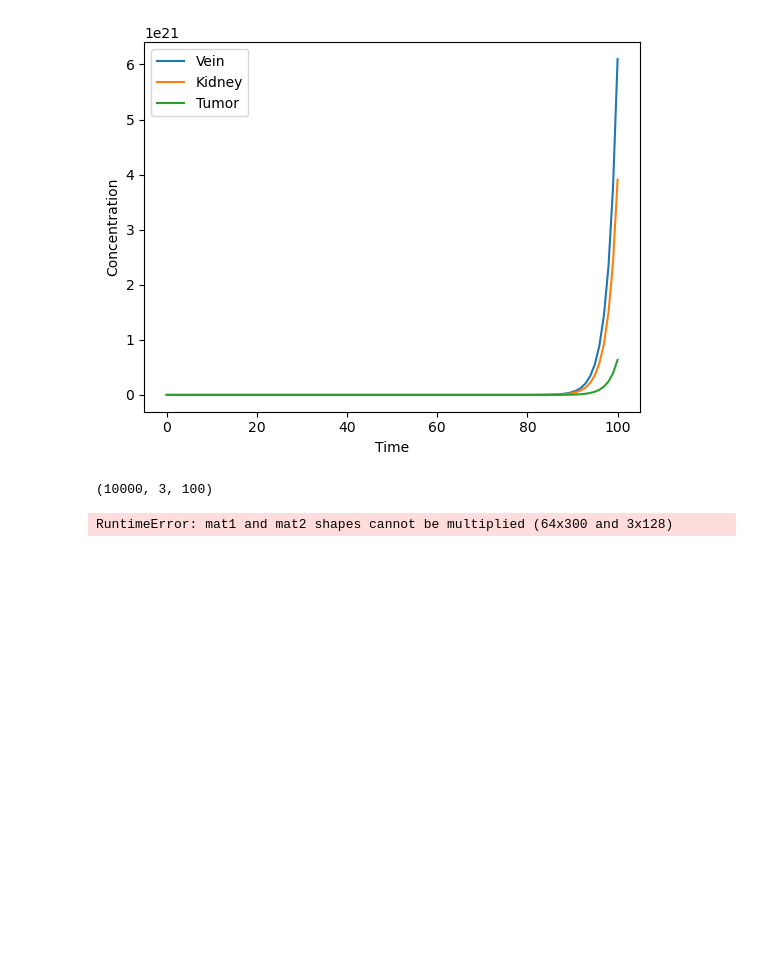
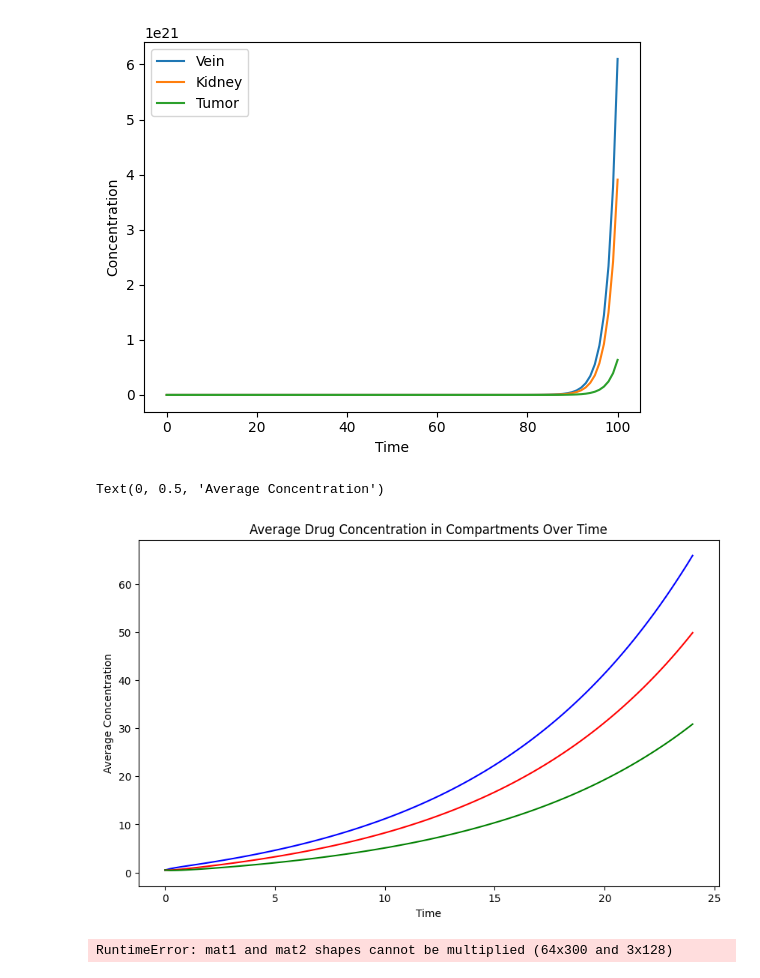
Before and after one commit to UNHSAILLab/rl_for_theranostics, a Jupyter notebook: 06 - Neural ODE - PINN Approach.ipynb, the cells around one changed output. Saved outputs shown, nothing was run; the diff lists cells and outputs as text; code cells hidden in the pictures; blank space fills up the shorter version.

```diff
--- a/06 - Neural ODE - PINN Approach.ipynb
+++ b/06 - Neural ODE - PINN Approach.ipynb
@@ -75,9 +95,18 @@ for _ in range(10000):
     data_samples.append(sol.y)
 data_samples = np.array(data_samples)
 # %%
-data_samples.shape
+average_concentrations = np.mean(data_samples, axis=0)
+
+plt.figure(figsize=(10, 6))
+plt.plot(t_eval, average_concentrations[0], label='Vein', linestyle='-', marker='', color='blue')
+plt.plot(t_eval, average_concentrations[1], label='Kidney', linestyle='-', marker='', color='red')
+plt.plot(t_eval, average_concentrations[2], label='Tissue', linestyle='-', marker='', color='green')
+plt.title('Average Drug Concentration in Compartments Over Time')
+plt.xlabel('Time')
+plt.ylabel('Average Concentration')
 # %% [output]
-(10000, 3, 100)
+Text(0, 0.5, 'Average Concentration')
+[figure, added]
 # %%
 data_samples_reshaped = data_samples.reshape(data_samples.shape[0], -1)
 train,test=train_test_split(data_samples_reshaped, test_size=0.2,random_state=42)
```
Also changed, not shown: parts of 1 cell of this notebook, 1 other file.
